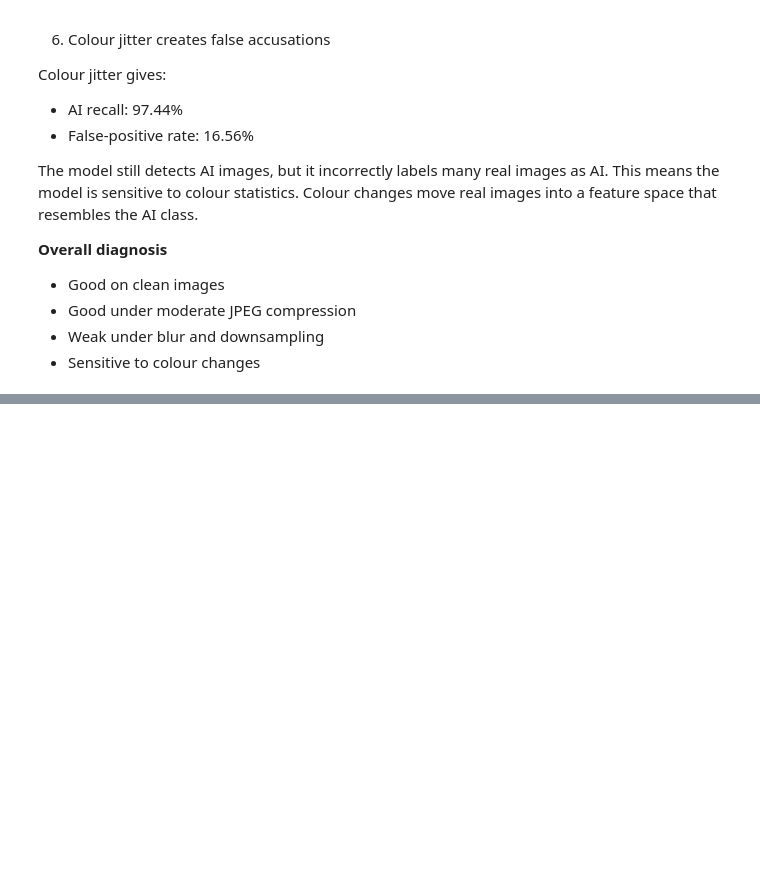
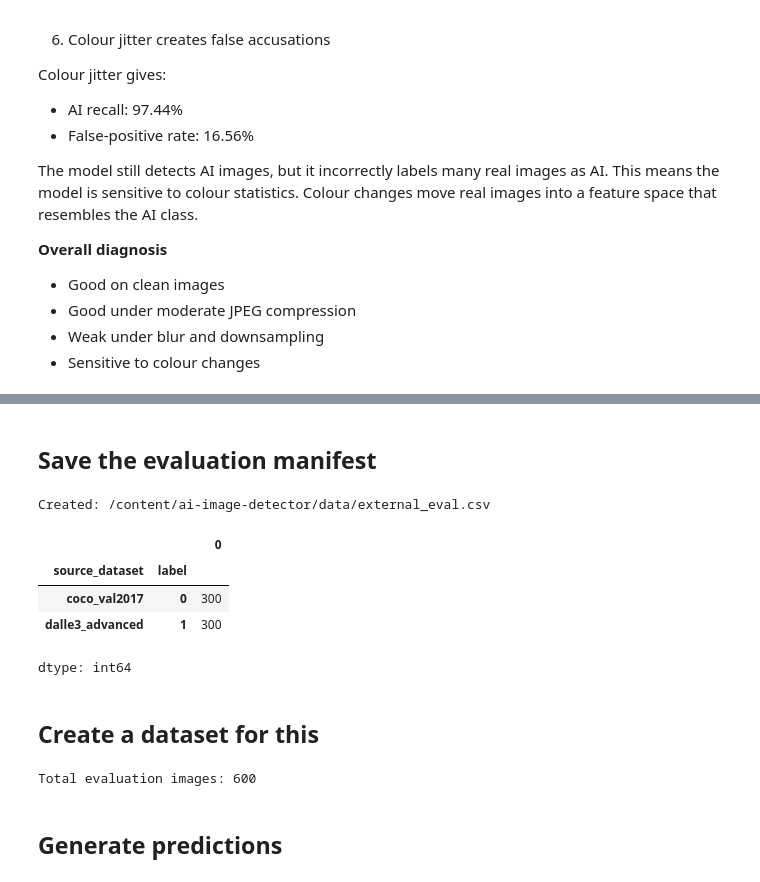
Before and after one commit to mikkichan22/AI-image-detector, a Jupyter notebook: notebooks/04_evaluation.ipynb, the cells around one changed output, grey strips where cells are left out. Drawn from its saved outputs; the diff is of its cells as text; code cells hidden in the pictures; blank space fills up the shorter version.

```diff
--- a/notebooks/04_evaluation.ipynb
+++ b/notebooks/04_evaluation.ipynb
@@ -578,0 +591,13 @@ The model still detects AI images, but it incorrectly labels many real images as
+# %%
+from pathlib import Path
+
+PROJECT_ROOT = Path("/content/ai-image-detector")
+EVAL_ROOT = PROJECT_ROOT / "eval_data"
+
+REAL_DIR = EVAL_ROOT / "real"
+AI_DIR = EVAL_ROOT / "ai"
+
+REAL_DIR.mkdir(parents=True, exist_ok=True)
+AI_DIR.mkdir(parents=True, exist_ok=True)
+
+print("Saving images to:", EVAL_ROOT)
@@ -578,0 +706,19 @@ The model still detects AI images, but it incorrectly labels many real images as
+# %% [markdown]
+## **Save the evaluation manifest**
+# %%
+manifest = pd.DataFrame(records)
+
+manifest_path = PROJECT_ROOT / "data" / "external_eval.csv"
+manifest.to_csv(manifest_path, index=False)
+
+print("Created:", manifest_path)
+display(manifest.groupby(["source_dataset", "label"]).size())
+# %% [output]
+Created: /content/ai-image-detector/data/external_eval.csv
+|  |  | 0 |
+| source_dataset | label |  |
+| coco_val2017 | 0 | 300 |
+| dalle3_advanced | 1 | 300 |
+dtype: int64
+# %% [markdown]
+## **Create a dataset for this**
@@ -578,0 +773,21 @@ The model still detects AI images, but it incorrectly labels many real images as
+# %%
+from src.transforms import evaluation_transform
+
+eval_dataset = ExternalImageDataset(
+    EVAL_ROOT,
+    evaluation_transform,
+)
+
+eval_loader = DataLoader(
+    eval_dataset,
+    batch_size=32,
+    shuffle=False,
+    num_workers=0,
+    pin_memory=False,
+)
+
+print("Total evaluation images:", len(eval_dataset))
+# %% [output]
+Total evaluation images: 600
+# %% [markdown]
+## **Generate predictions**
```
Also changed, not shown: parts of 16 cells of this notebook.
